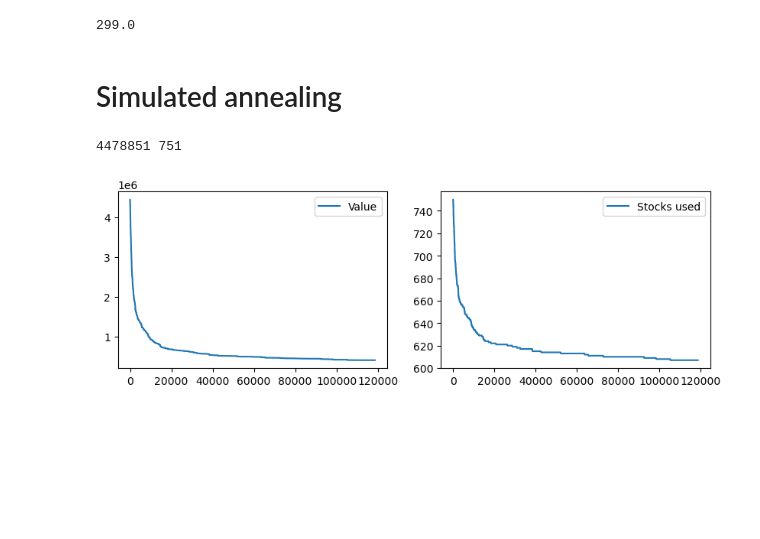
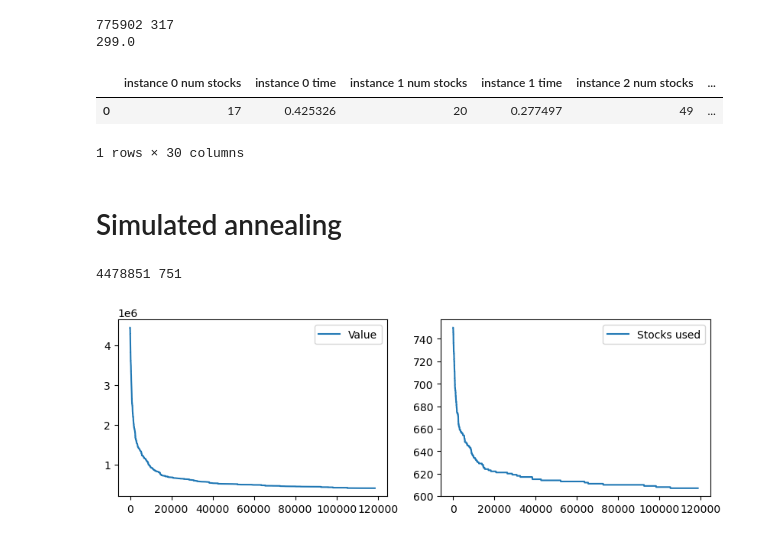
Before and after one commit to MilenkovicMaja/csp_optimization, a Jupyter notebook: csp.ipynb, the cells around one changed output. Saved outputs shown, nothing was run; the diff lists cells and outputs as text; code cells hidden in the pictures; blank space fills up the shorter version.

```diff
--- a/csp.ipynb
+++ b/csp.ipynb
@@ -38,4 +43,8 @@ solution = model.solve()
 # %%
-print(solution.get_objective_value())
+orders = read_instance('test_instances/test_instance_11.csp')
+initial_value, initial_stocks_used = calc_solution_value(orders)
+print(initial_value, initial_stocks_used)
+cplex_solver(orders)
 # %% [output]
+775902 317
 299.0
@@ -41,0 +57,6 @@ print(solution.get_objective_value())
+# %%
+cplex_df
+# %% [output]
+|  | instance 0 num stocks | instance 0 time | instance 1 num stocks | instance 1 time | instance 2 num stocks | ... |
+| 0 | 17 | 0.425326 | 20 | 0.277497 | 49 | ... |
+1 rows × 30 columns
```
Also changed, not shown: parts of 20 cells of this notebook, 2 other files.
